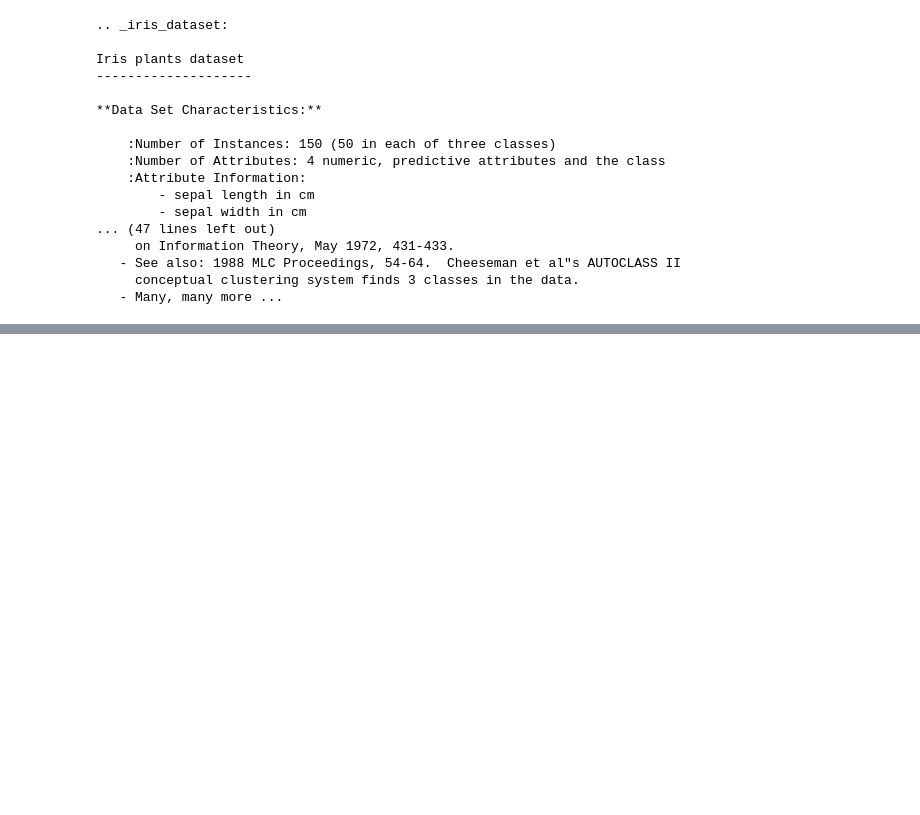
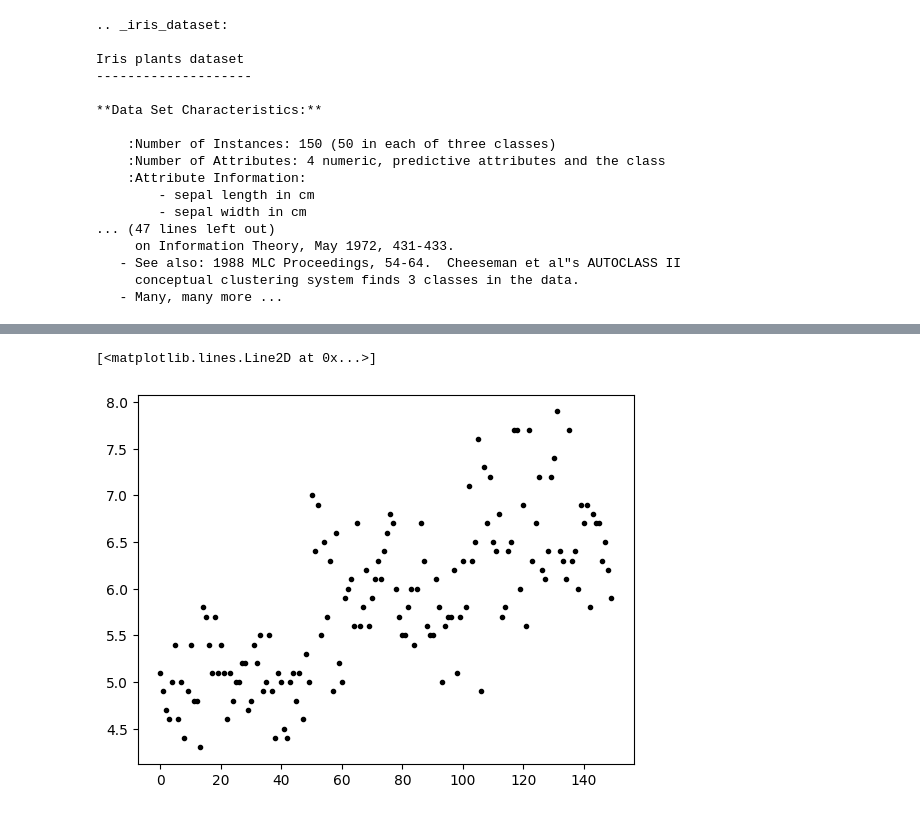
Before and after one commit to ITM-AI/2-logistic-regression, a Jupyter notebook: logistic-regressor.ipynb, the cells around one changed output, grey strips where cells are left out. Saved outputs shown, nothing was run; the diff lists cells and outputs as text; code cells hidden in the pictures; blank space fills up the shorter version.

```diff
--- a/logistic-regressor.ipynb
+++ b/logistic-regressor.ipynb
@@ -53,0 +64,5 @@ Iris plants dataset
+# %%
+plt.plot(lp,'.k')
+# %% [output]
+[<matplotlib.lines.Line2D at 0x...>]
+[figure, added]
```
Also changed, not shown: parts of 33 cells of this notebook.
